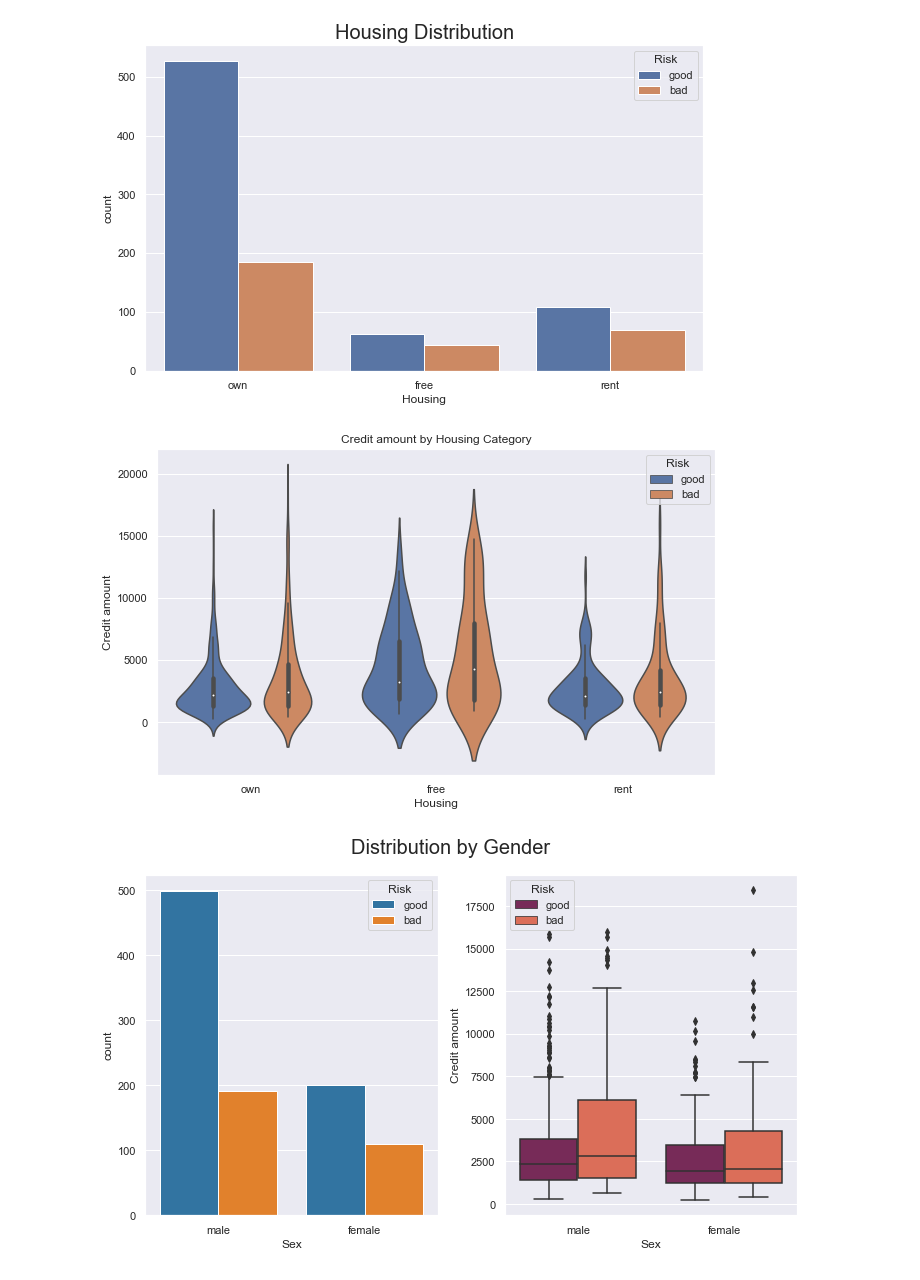
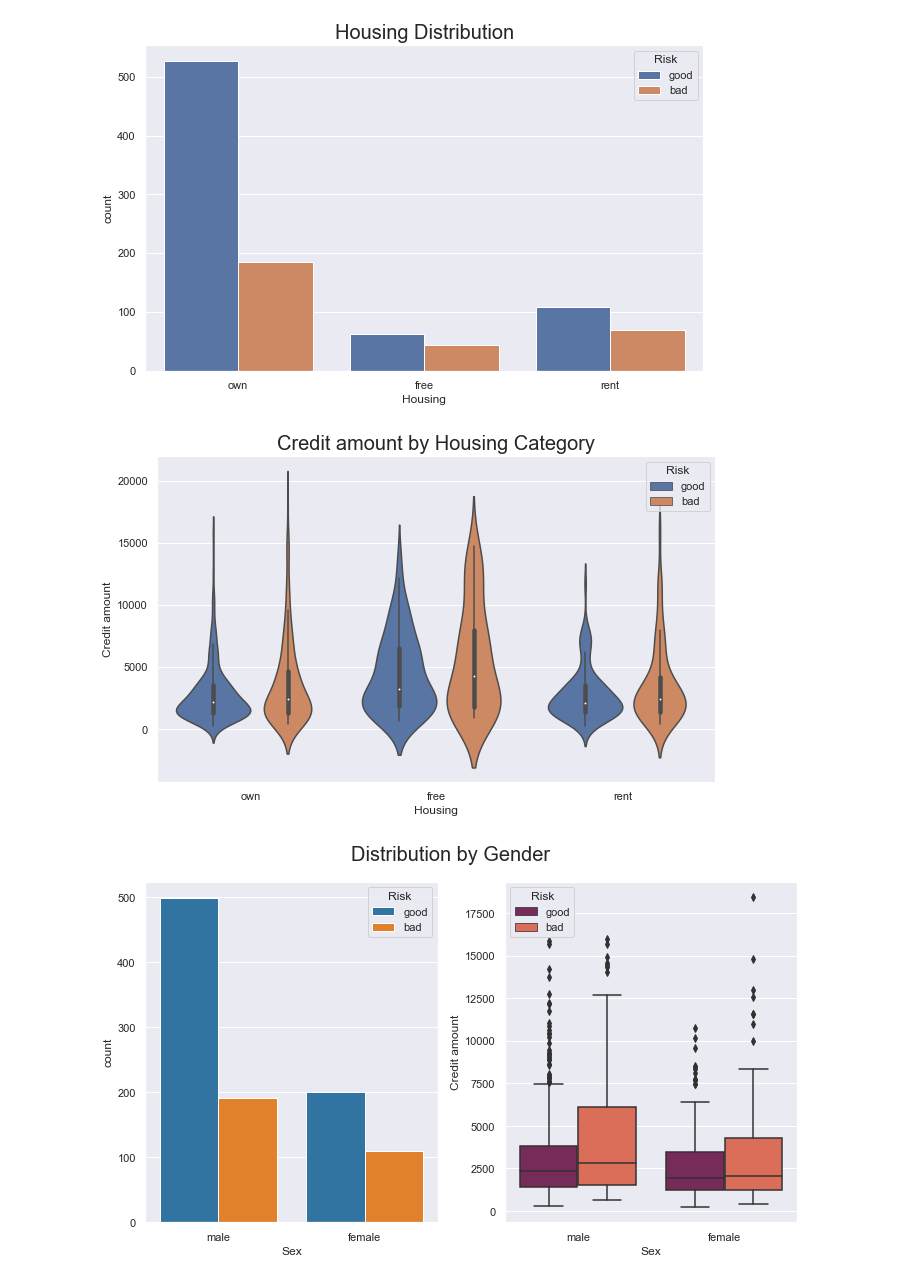
Before and after one commit to bigdatavietnam-org/german-credit-risk, a Jupyter notebook: german-credit-risk.ipynb, the cells around one changed output. Drawn from its saved outputs; the diff is of its cells as text; code cells hidden in the pictures.

```diff
--- a/german-credit-risk.ipynb
+++ b/german-credit-risk.ipynb
@@ -163,10 +161,10 @@ plt.show()
 # %%
 plt.figure(figsize=(10, 6))
 sns.violinplot(data=credit_df, x='Housing', y='Credit amount', hue='Risk')
-plt.title("Credit amount by Housing Category")
+plt.title("Credit amount by Housing Category", fontsize=20)
 plt.show()
 # %% [output]
-[figure, old version]
+[figure, new version]
 # %%
 fig, (ax1, ax2) = plt.subplots(1, 2, figsize=(10, 6))
 fig.suptitle("Distribution by Gender", fontsize=20)
```
Also changed, not shown: parts of 4 cells of this notebook, 7 other files.
